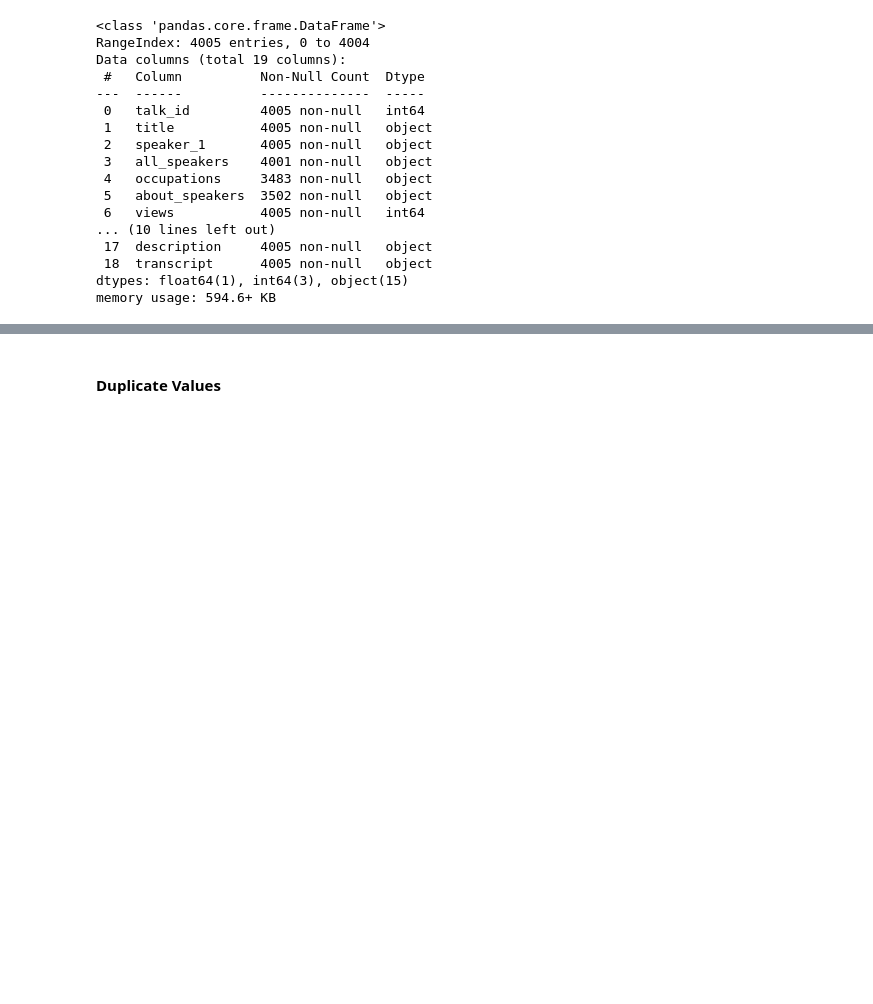
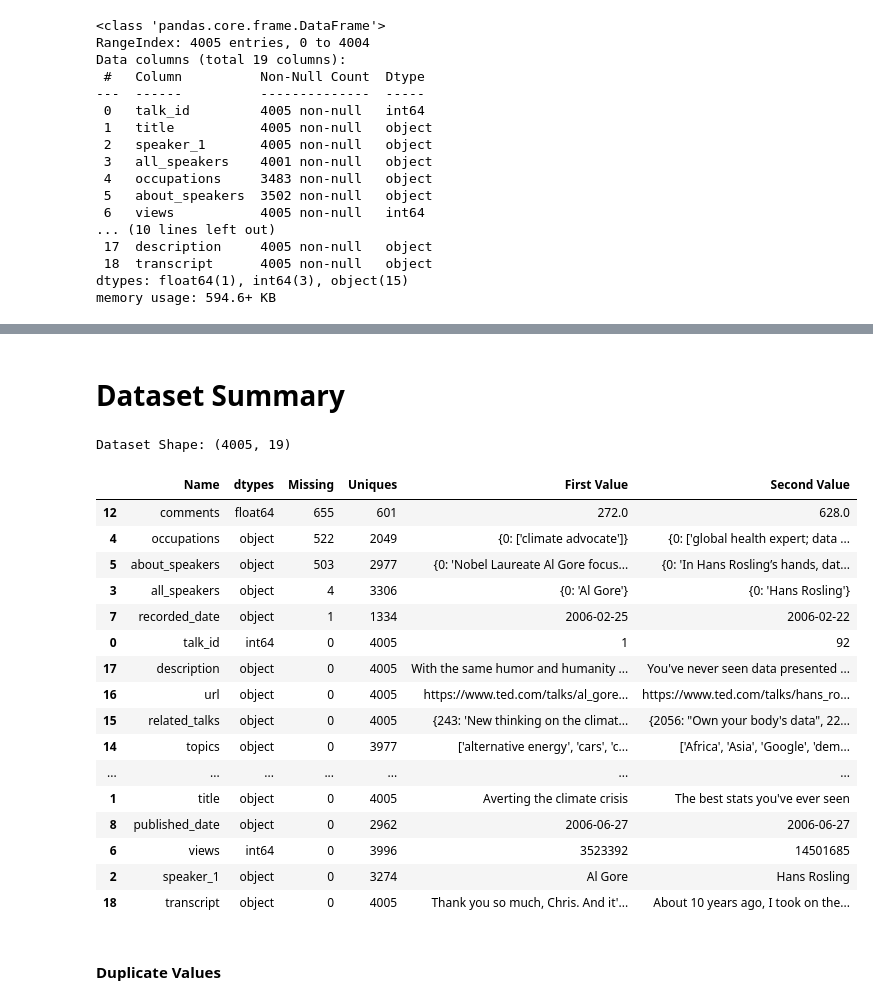
Before and after one commit to Aman811630/TED-talks-views-Prediction--ML-project, a Jupyter notebook: Aman_Singh_ML_project_on_TED_talks_views_prediction_.ipynb, the cells around one changed output, grey strips where cells are left out. Saved outputs shown, nothing was run; the diff lists cells and outputs as text; code cells hidden in the pictures; blank space fills up the shorter version.

```diff
--- a/Aman_Singh_ML_project_on_TED_talks_views_prediction_.ipynb
+++ b/Aman_Singh_ML_project_on_TED_talks_views_prediction_.ipynb
@@ -241,3 +249,44 @@ ted_talk_df.describe(include="all")
+# %% [markdown]
+# Dataset Summary
+# %%
+# Summary about dataset
+
+# definig a summary function
+
+def resumetable(df):
+    print(f"Dataset Shape: {df.shape}")
+    summary = pd.DataFrame(df.dtypes,columns=['dtypes'])
+    summary = summary.reset_index()
+    summary['Name'] = summary['index']
+    summary = summary[['Name','dtypes']]
+    summary['Missing'] = df.isnull().sum().values
+    summary['Uniques'] = df.nunique().values
+    summary['First Value'] = df.loc[0].values
+    summary['Second Value'] = df.loc[1].values
+    return summary
+
+
+result = resumetable(df)
+result.sort_values('Missing', ascending= False)
+# %% [output]
+Dataset Shape: (4005, 19)
+|  | Name | dtypes | Missing | Uniques | First Value | Second Value |
+| 12 | comments | float64 | 655 | 601 | 272.0 | 628.0 |
+| 4 | occupations | object | 522 | 2049 | {0: ['climate advocate']} | {0: ['global health expert; data ... |
+| 5 | about_speakers | object | 503 | 2977 | {0: 'Nobel Laureate Al Gore focus... | {0: 'In Hans Rosling’s hands, dat... |
+| 3 | all_speakers | object | 4 | 3306 | {0: 'Al Gore'} | {0: 'Hans Rosling'} |
+| 7 | recorded_date | object | 1 | 1334 | 2006-02-25 | 2006-02-22 |
+| 0 | talk_id | int64 | 0 | 4005 | 1 | 92 |
+| 17 | description | object | 0 | 4005 | With the same humor and humanity ... | You've never seen data presented ... |
+| 16 | url | object | 0 | 4005 | https://www.ted.com/talks/al_gore... | https://www.ted.com/talks/hans_ro... |
+| 15 | related_talks | object | 0 | 4005 | {243: 'New thinking on the climat... | {2056: "Own your body's data", 22... |
+| 14 | topics | object | 0 | 3977 | ['alternative energy', 'cars', 'c... | ['Africa', 'Asia', 'Google', 'dem... |
+| ... | ... | ... | ... | ... | ... | ... |
+| 1 | title | object | 0 | 4005 | Averting the climate crisis | The best stats you've ever seen |
+| 8 | published_date | object | 0 | 2962 | 2006-06-27 | 2006-06-27 |
+| 6 | views | int64 | 0 | 3996 | 3523392 | 14501685 |
+| 2 | speaker_1 | object | 0 | 3274 | Al Gore | Hans Rosling |
+| 18 | transcript | object | 0 | 4005 | Thank you so much, Chris. And it'... | About 10 years ago, I took on the... |
 # %% [markdown]
 #### Duplicate Values
 # %%
```
Also changed, not shown: parts of 53 cells of this notebook.
